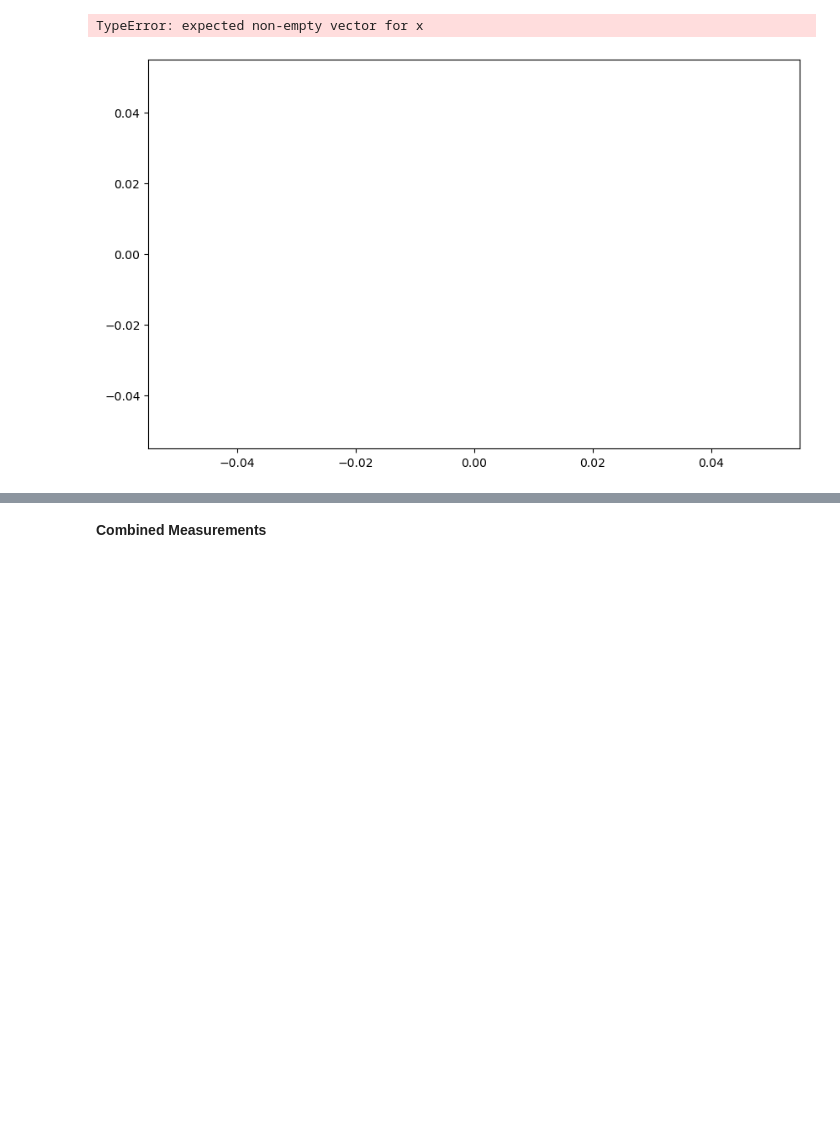
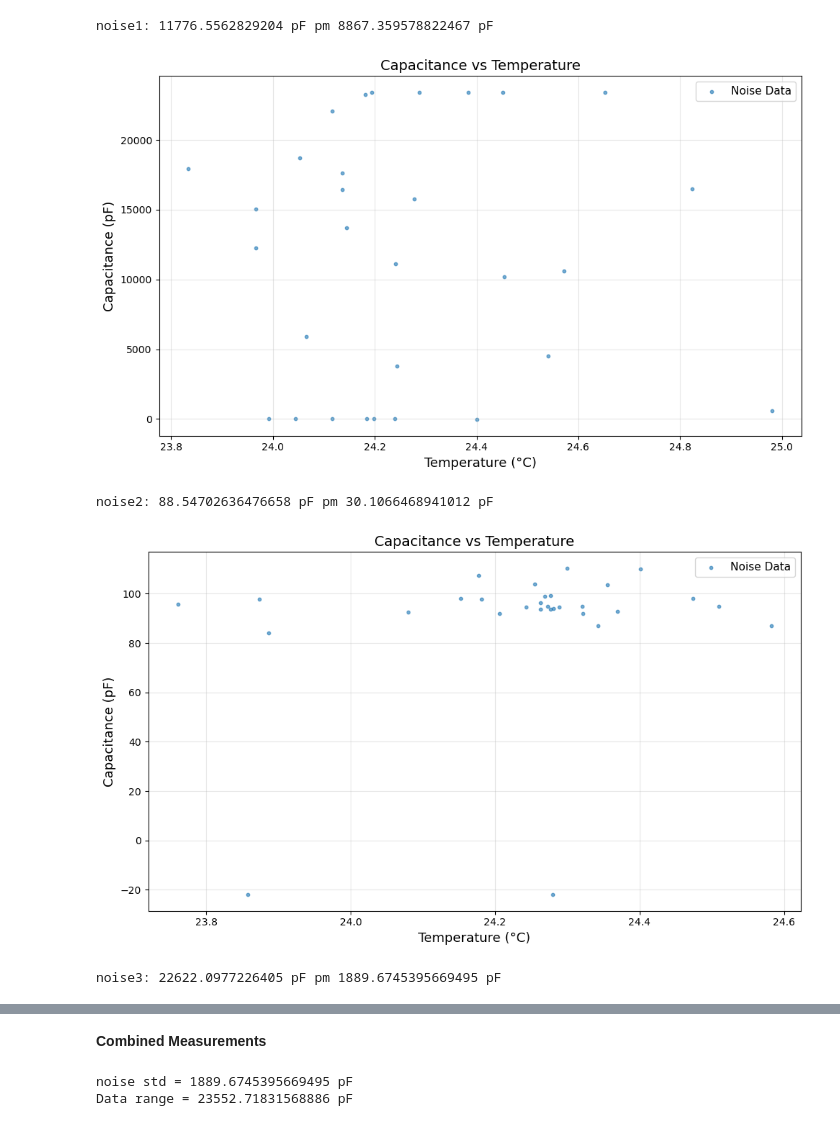
Before and after one commit to roznik20/crystal-expansion-research, a Jupyter notebook: Noise_measure.ipynb, the cells around one changed output, grey strips where cells are left out. Saved outputs shown, nothing was run; the diff lists cells and outputs as text; code cells hidden in the pictures; blank space fills up the shorter version.

Commit message:
Noise analysis

```diff
--- a/Noise_measure.ipynb
+++ b/Noise_measure.ipynb
@@ -38,21 +1,29 @@ for csvf in CSV_FILES:
 # %%
+import pandas as pd
+import numpy as np
+import matplotlib.pyplot as plt
+
+CSV_FILES = ['noise_data/noise1.csv', 'noise_data/noise2.csv', 'noise_data/noise3.csv']
+i=1
+
 for csvf in CSV_FILES:
     fig, ax = plt.subplots(figsize=(10, 6))
-    ax.scatter(df['temperature_C'], df['capacitance_pF'], s=10, alpha=0.6, label='Data')
-
-    # Linear best fit
-    mask = df['temperature_C'].notna() & df['capacitance_pF'].notna()
-    m, b = np.polyfit(df.loc[mask, 'temperature_C'], df.loc[mask, 'capacitance_pF'], 1)
-    T_fit = np.linspace(df['temperature_C'].min(), df['temperature_C'].max(), 200)
-    ax.plot(T_fit, m * T_fit + b, 'r-', linewidth=2, label=f'Linear fit: C = {m:.4f}T + {b:.2f} pF')
+    df = pd.read_csv(csvf)
+    ax.scatter(df['temperature_C'], df['capacitance_value'] * 10 ** 12, s=10, alpha=0.6, label='Noise Data')
+    cap_mean, cap_std = np.mean(df['capacitance_value']) * 10 ** 12, np.std(df['capacitance_value']) * 10 ** 12
+    print(f"noise{i}: {cap_mean} pF pm {cap_std} pF")
 
     ax.set_xlabel('Temperature (°C)', fontsize=13)
     ax.set_ylabel('Capacitance (pF)', fontsize=13)
     ax.set_title('Capacitance vs Temperature', fontsize=14)
     ax.legend(fontsize=11)
     ax.grid(True, alpha=0.3)
     plt.tight_layout()
+    i+=1
     plt.show()
 # %% [output]
-TypeError: expected non-empty vector for x
+noise1: 11776.5562829204 pF pm 8867.359578822467 pF
-[figure, old version]
+[figure, new version]
+noise2: 88.54702636476658 pF pm 30.1066468941012 pF
+[figure, added]
+noise3: 22622.0977226405 pF pm 1889.6745395669495 pF
@@ -59,4 +31,13 @@ TypeError: expected non-empty vector for x
 # %% [markdown]
 **Combined Measurements**
 # %%
-#TBD
+tot_noise = []
+for csvf in CSV_FILES:
+    df = pd.read_csv(csvf)
+    tot_noise.append(df['capacitance_value'])
+cap_std_tot = np.std(df['capacitance_value']) * 10 ** 12
+print(f"noise std = {cap_std_tot} pF")
+print(f"Data range = {(np.max(tot_noise)-np.min(tot_noise)) * 10 ** 12} pF")
+# %% [output]
+noise std = 1889.6745395669495 pF
+Data range = 23552.71831568886 pF
```
Also changed, not shown: parts of 2 cells of this notebook.
